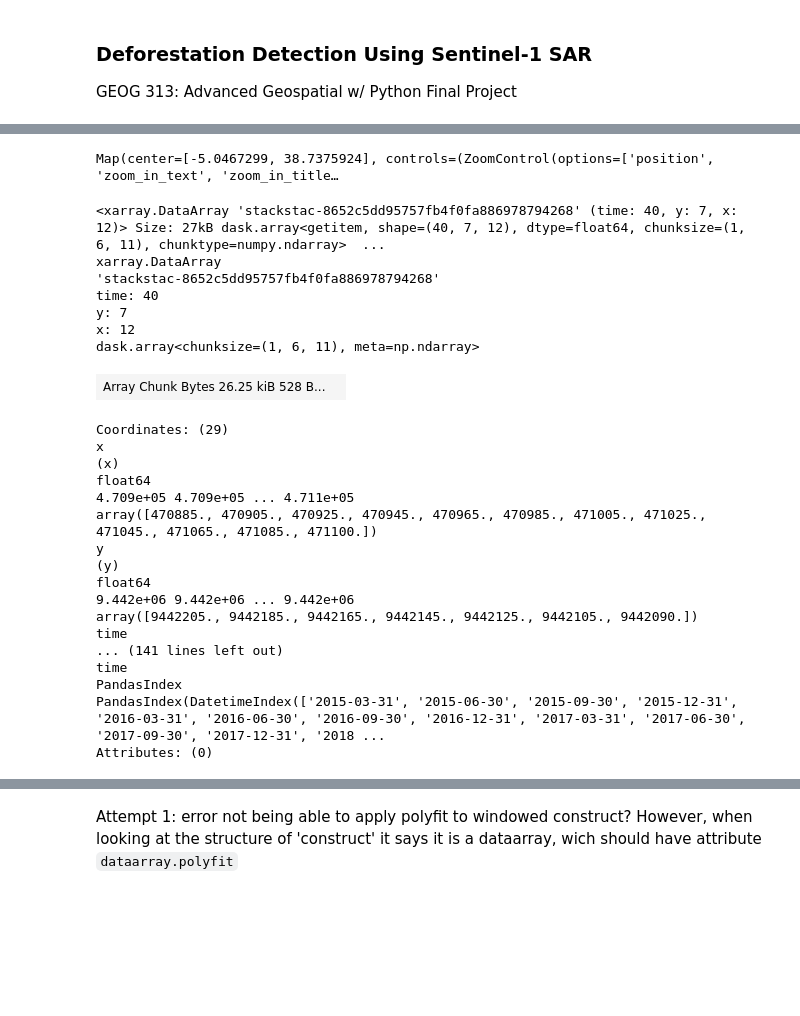
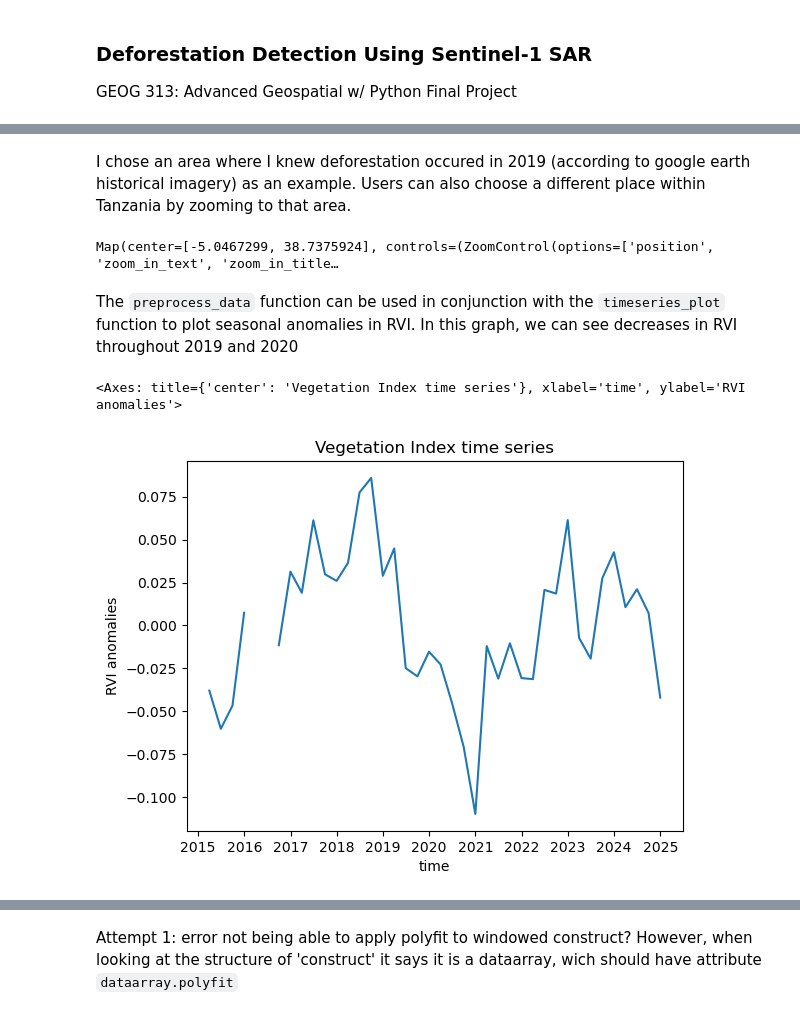
Before and after one commit to adlai-nelson/geog313-final-project, a Jupyter notebook: analysis.ipynb, the cells around one changed output, grey strips where cells are left out. Saved outputs shown, nothing was run; the diff lists cells and outputs as text; code cells hidden in the pictures; blank space fills up the shorter version.

Commit message:
updated and wrote up analysis, add documentation to utils

```diff
--- a/analysis.ipynb
+++ b/analysis.ipynb
@@ -16,2 +38,4 @@ end = "2024-12-31"
+# %% [markdown]
+I chose an area where I knew deforestation occured in 2019 (according to google earth historical imagery) as an example. Users can also choose a different place within Tanzania by zooming to that area.
 # %%
 import leafmap
@@ -23,4 +49,6 @@ m
 # %% [output]
 Map(center=[-5.0467299, 38.7375924], controls=(ZoomControl(options=['position', 'zoom_in_text', 'zoom_in_title…
 # %%
-aoi = (m.west, m.south, m.east, m.north)
+# alternatively, define aoi by zooming to area and running the function below
+
+#aoi = (m.west, m.south, m.east, m.north)
@@ -29,30 +55,8 @@ aoi = (38.73735040426255, -5.047439253672179, 38.73931780457497, -5.046370529620
+# %% [markdown]
+The `preprocess_data` function can be used in conjunction with the `timeseries_plot` function to plot seasonal anomalies in RVI. In this graph, we can see decreases in RVI throughout 2019 and 2020
 # %%
-import utils
-preprocessed = utils.preprocess_data(aoi, start, end, deseason=True)
-preprocessed
+a = utils.preprocess_data(aoi, start, end, deseason=True)
+utils.timeseries_plot(a, "RVI anomalies")
 # %% [output]
-<xarray.DataArray 'stackstac-8652c5dd95757fb4f0fa886978794268' (time: 40, y: 7, x: 12)> Size: 27kB dask.array<getitem, shape=(40, 7, 12), dtype=float64, chunksize=(1, 6, 11), chunktype=numpy.ndarray>  ...
-xarray.DataArray
-'stackstac-8652c5dd95757fb4f0fa886978794268'
-time: 40
-y: 7
-x: 12
-dask.array<chunksize=(1, 6, 11), meta=np.ndarray>
+<Axes: title={'center': 'Vegetation Index time series'}, xlabel='time', ylabel='RVI anomalies'>
-| Array Chunk Bytes 26.25 kiB 528 B... |  |
-Coordinates: (29)
-x
-(x)
-float64
-4.709e+05 4.709e+05 ... 4.711e+05
-array([470885., 470905., 470925., 470945., 470965., 470985., 471005., 471025., 471045., 471065., 471085., 471100.])
-y
-(y)
-float64
-9.442e+06 9.442e+06 ... 9.442e+06
-array([9442205., 9442185., 9442165., 9442145., 9442125., 9442105., 9442090.])
-time
-... (141 lines left out)
-time
-PandasIndex
-PandasIndex(DatetimeIndex(['2015-03-31', '2015-06-30', '2015-09-30', '2015-12-31', '2016-03-31', '2016-06-30', '2016-09-30', '2016-12-31', '2017-03-31', '2017-06-30', '2017-09-30', '2017-12-31', '2018 ...
-Attributes: (0)
+[figure, added]
```
Also changed, not shown: parts of 22 cells of this notebook, 1 other file.
